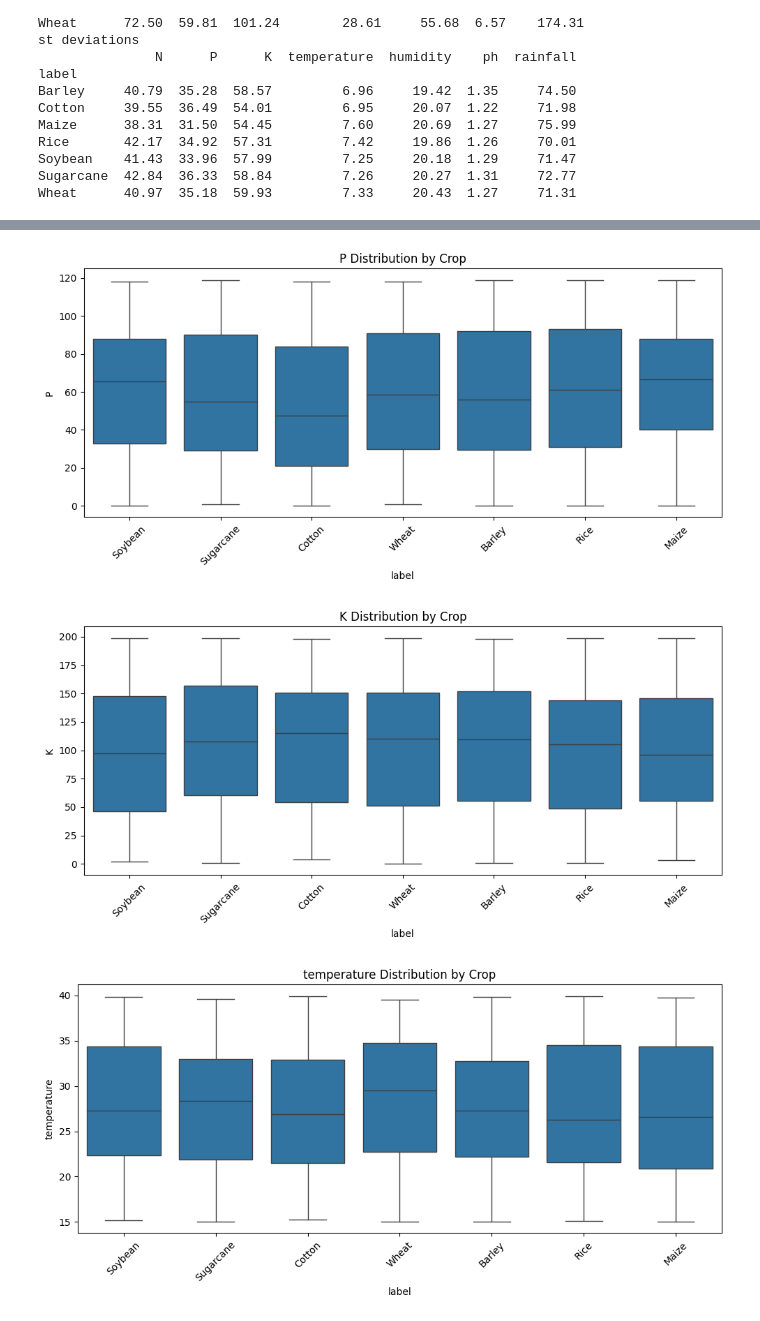
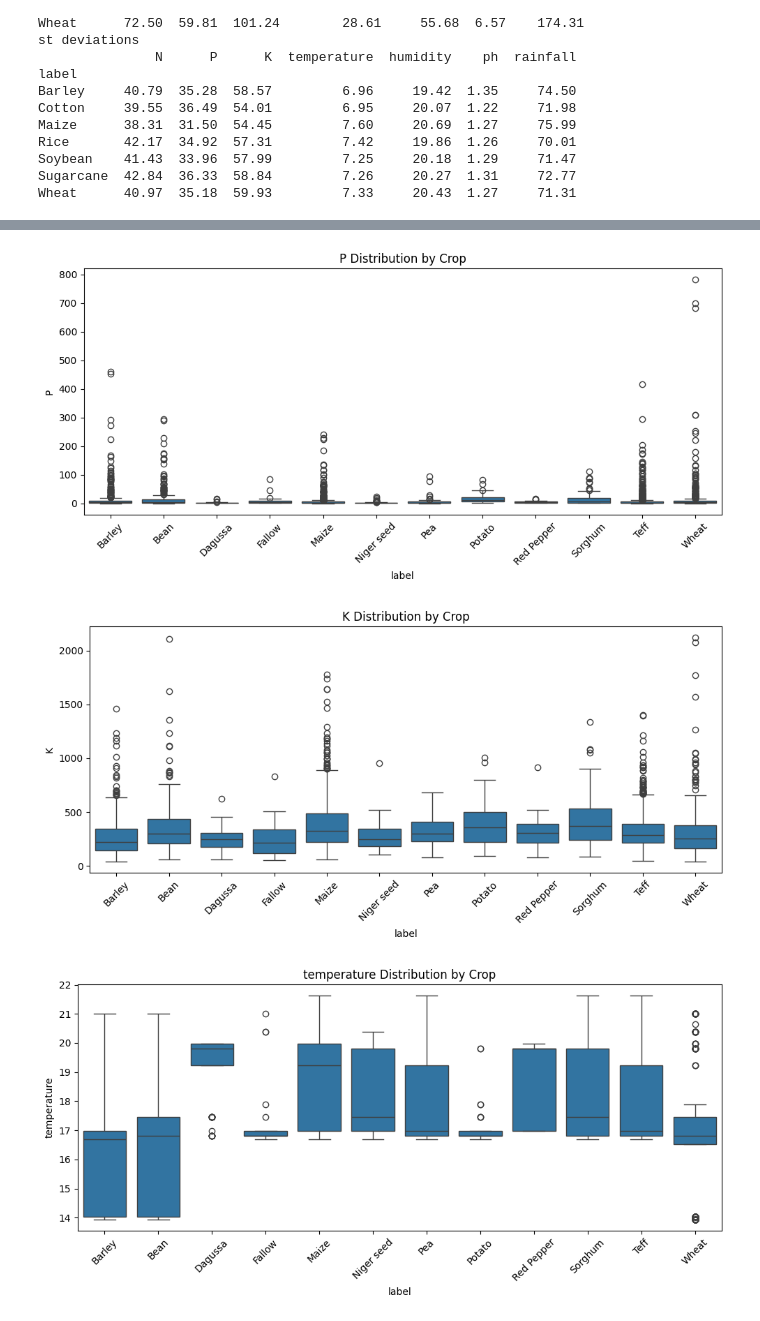
Before and after one commit to kellyegorman/data_mining, a Jupyter notebook: project_3/data_explore.ipynb, the cells around one changed output, grey strips where cells are left out. Drawn from its saved outputs; the diff is of its cells as text; code cells hidden in the pictures.

Commit message:
add record of model information and make simple graphs

```diff
--- a/project_3/data_explore.ipynb
+++ b/project_3/data_explore.ipynb
@@ -176,7 +176,7 @@ target = "label"
 results = []
 for feature in features:
     plt.figure(figsize=(10, 5))
-    sns.boxplot(data=synth, x="label", y=feature)
+    sns.boxplot(data=eth, x="label", y=feature)
     plt.title(f"{feature} Distribution by Crop")
     plt.xticks(rotation=45)
     plt.tight_layout()
@@ -186,3 +186,3 @@ for feature in features:
-[figure, old version]
+[figure, new version]
-[figure, old version]
+[figure, new version]
-[figure, old version]
+[figure, new version]
```
Also changed, not shown: parts of 1 cell of this notebook, 4 other files.
